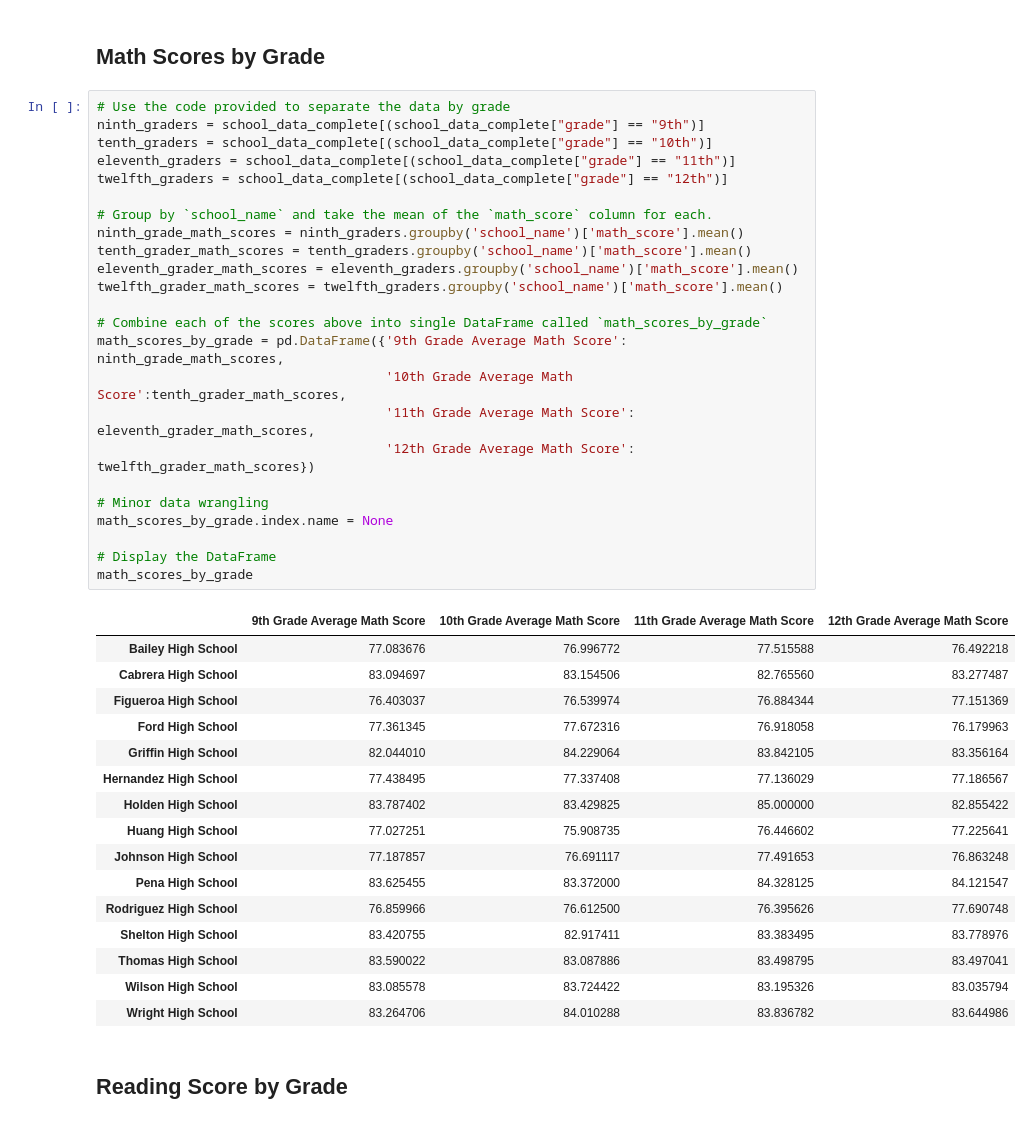
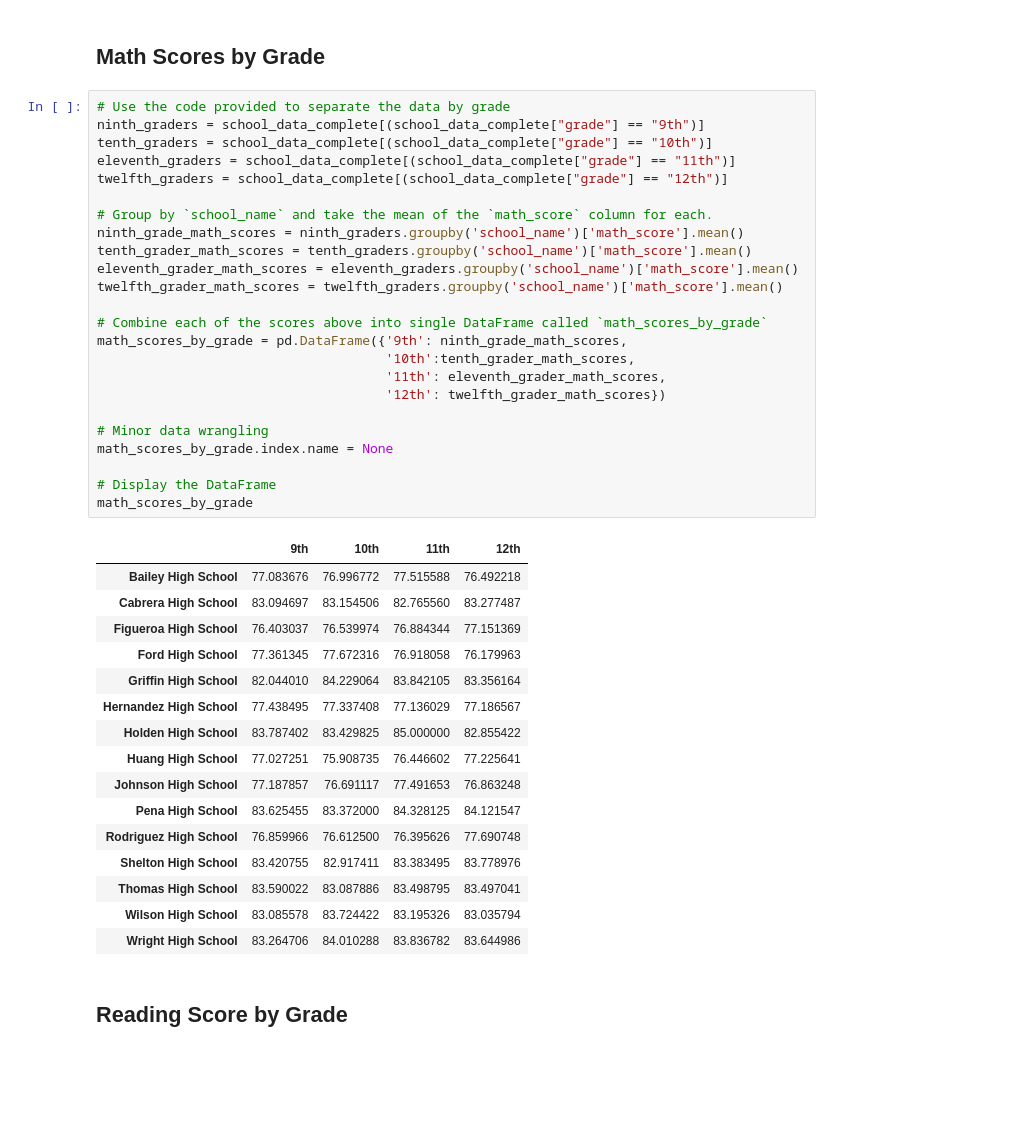
Before and after one commit to BookHaven12/pandas-data-cleaning, a Jupyter notebook: PyCitySchools/PyCitySchools.ipynb, the cells around one changed output. Saved outputs shown, nothing was run; the diff lists cells and outputs as text; blank space fills up the shorter version.

```diff
--- a/PyCitySchools/PyCitySchools.ipynb
+++ b/PyCitySchools/PyCitySchools.ipynb
@@ -390,29 +390,29 @@ bottom_schools.head()
 # %%
 # Use the code provided to separate the data by grade
 ninth_graders = school_data_complete[(school_data_complete["grade"] == "9th")]
 tenth_graders = school_data_complete[(school_data_complete["grade"] == "10th")]
 eleventh_graders = school_data_complete[(school_data_complete["grade"] == "11th")]
 twelfth_graders = school_data_complete[(school_data_complete["grade"] == "12th")]
 
 # Group by `school_name` and take the mean of the `math_score` column for each.
 ninth_grade_math_scores = ninth_graders.groupby('school_name')['math_score'].mean()
 tenth_grader_math_scores = tenth_graders.groupby('school_name')['math_score'].mean()
 eleventh_grader_math_scores = eleventh_graders.groupby('school_name')['math_score'].mean()
 twelfth_grader_math_scores = twelfth_graders.groupby('school_name')['math_score'].mean()
 
 # Combine each of the scores above into single DataFrame called `math_scores_by_grade`
-math_scores_by_grade = pd.DataFrame({'9th Grade Average Math Score': ninth_grade_math_scores,
-                                     '10th Grade Average Math Score':tenth_grader_math_scores,
-                                     '11th Grade Average Math Score': eleventh_grader_math_scores,
-                                     '12th Grade Average Math Score': twelfth_grader_math_scores})
+math_scores_by_grade = pd.DataFrame({'9th': ninth_grade_math_scores,
+                                     '10th':tenth_grader_math_scores,
+                                     '11th': eleventh_grader_math_scores,
+                                     '12th': twelfth_grader_math_scores})
 
 # Minor data wrangling
 math_scores_by_grade.index.name = None
 
 # Display the DataFrame
 math_scores_by_grade
 # %% [output]
-|  | 9th Grade Average Math Score | 10th Grade Average Math Score | 11th Grade Average Math Score | 12th Grade Average Math Score |
+|  | 9th | 10th | 11th | 12th |
 | Bailey High School | 77.083676 | 76.996772 | 77.515588 | 76.492218 |
 | Cabrera High School | 83.094697 | 83.154506 | 82.765560 | 83.277487 |
 | Figueroa High School | 76.403037 | 76.539974 | 76.884344 | 77.151369 |
```
Also changed, not shown: parts of 3 cells of this notebook.
